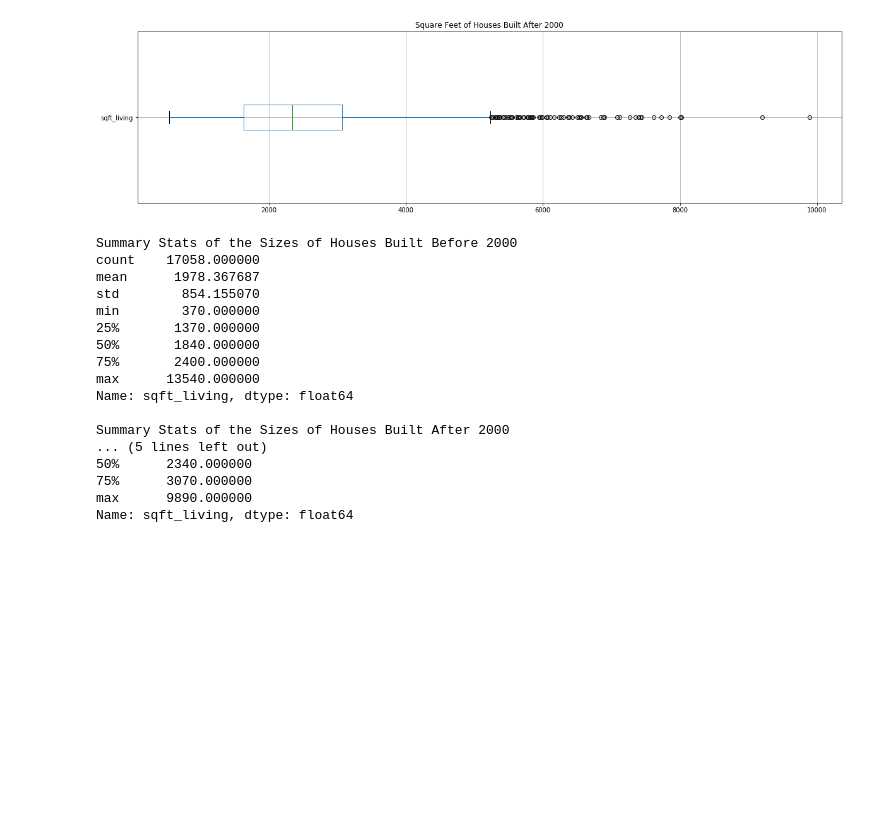
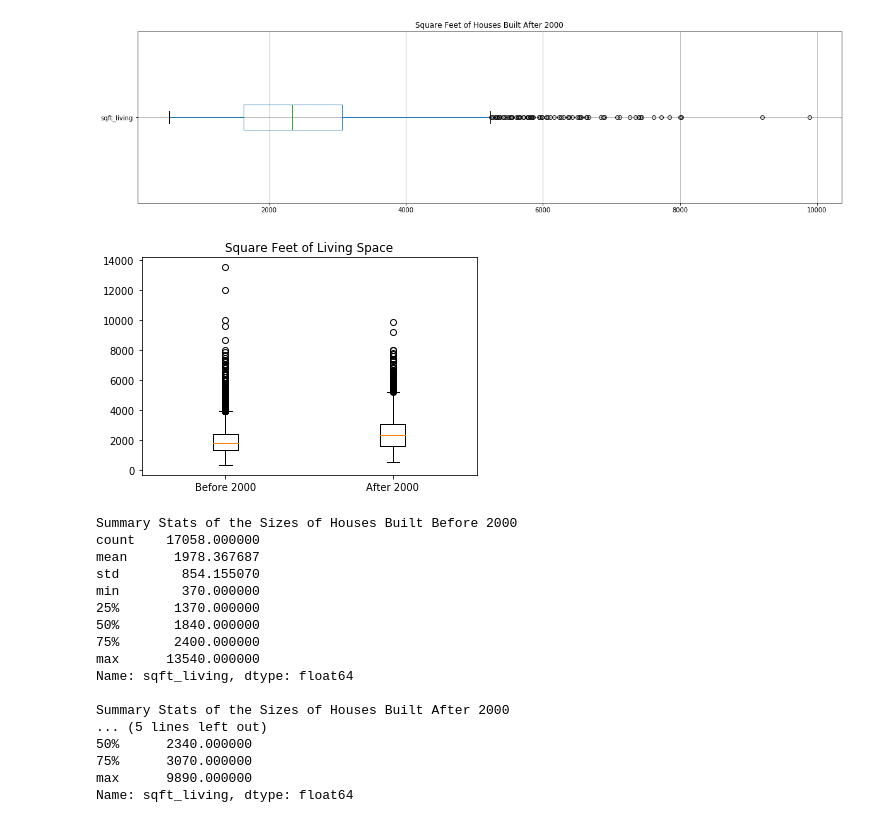
Before and after one commit to roweyerboat/King_County_Housing_Data, a Jupyter notebook: student.ipynb, the cells around one changed output. Cells and saved outputs as stored; diff of their text form; code cells hidden in the pictures; blank space fills up the shorter version.

```diff
--- a/student.ipynb
+++ b/student.ipynb
@@ -1060,6 +1043,14 @@ plt.title('Square Feet of Houses Built After 2000')
 # %% [output]
 Text(0.5,1,'Square Feet of Houses Built After 2000')
 [figure]
+# %%
+x1 = df_before_2000['sqft_living']
+x2 = df_after_2000['sqft_living']
+plt.boxplot([x1, x2], labels=['Before 2000', 'After 2000'])
+plt.title('Square Feet of Living Space')
+plt.show()
+# %% [output]
+[figure, added]
 # %%
 print('Summary Stats of the Sizes of Houses Built Before 2000')
 print(df_before_2000['sqft_living'].describe())
```
Also changed, not shown: parts of 28 cells of this notebook.
